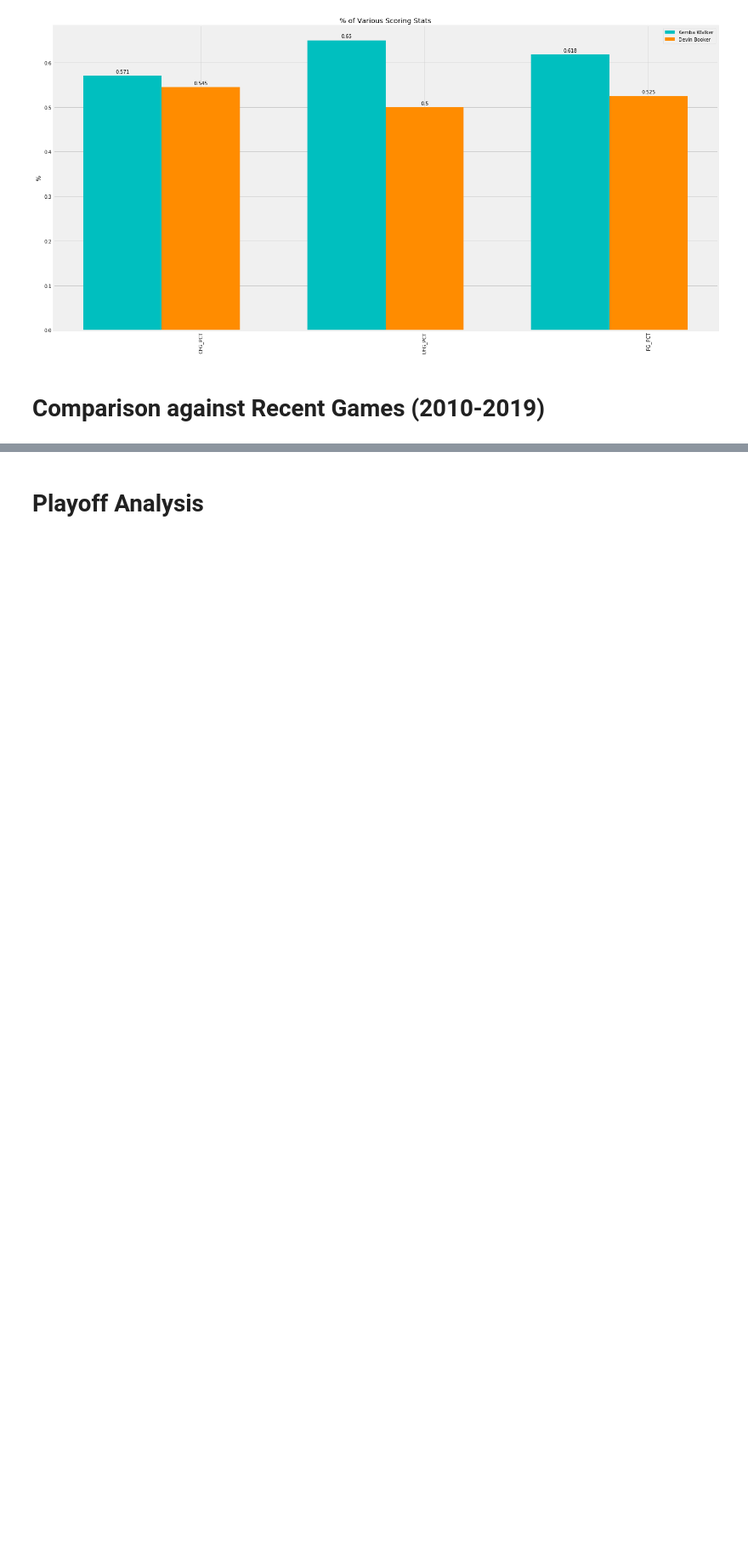
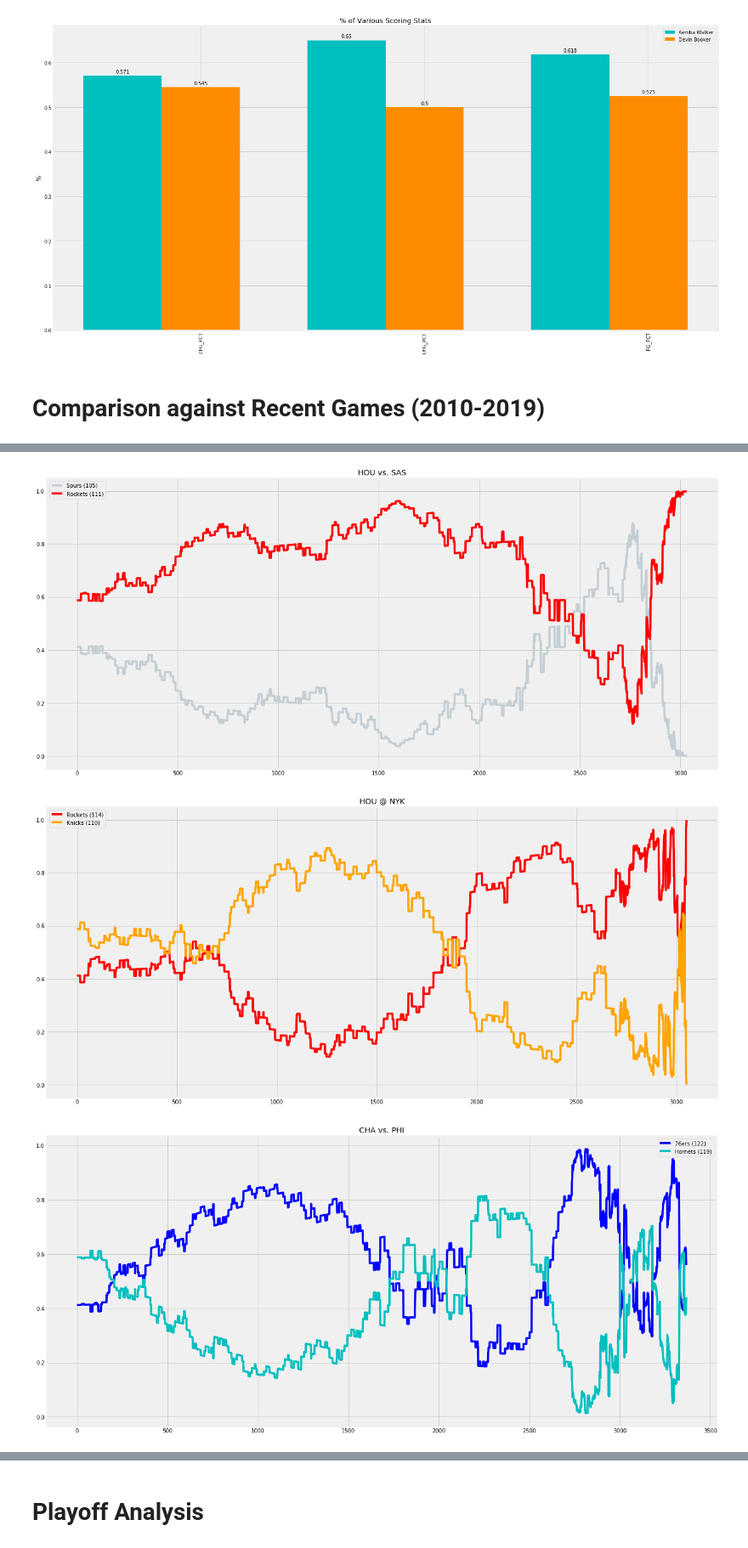
Before and after one commit to moneyball-club/DBook70, a Jupyter notebook: D Book 70.ipynb, the cells around one changed output, grey strips where cells are left out. Shown at 85% size. Drawn from its saved outputs; the diff is of its cells as text; code cells hidden in the pictures; blank space fills up the shorter version.

```diff
--- a/D Book 70.ipynb
+++ b/D Book 70.ipynb
@@ -647,3 +653,10 @@ recent_games
 | 6 | 22015 | 977 | Kobe Bryant | 1610612747 | LAL | Los Angeles Lakers | 0021501228 | 20160413 | LAL vs. UTA | ... |
 | 7 | 22013 | 2544 | LeBron James | 1610612748 | MIA | Miami Heat | 0021300893 | 20140303 | MIA vs. CHA | ... |
 | 8 | 22013 | 2546 | Carmelo Anthony | 1610612752 | NYK | New York Knicks | 0021300640 | 20140124 | NYK vs. CHA | ... |
+# %%
+recent_player_list = recent_games.PLAYER_NAME.tolist()
+recent_gameids = recent_games.GAME_ID.tolist()
+game_matchups = recent_games.MATCHUP.tolist()
+print(recent_player_list)
+print(recent_gameids)
+print(game_matchups)
@@ -649,0 +667,34 @@ recent_games
+# %%
+make_pretty = [
+    ['red', '#C4CED4', 'Rockets (111)', 'Spurs (105)'],
+    ['orange','red', 'Knicks (110)', 'Rockets (114)'],
+    ['c','b', 'Hornets (119)', '76ers (122)'],
+    ['red','#0077C0', 'Rockets (114)', 'Magic (107)'],
+    ['g','darkorange', 'Celtics (130)', 'Suns (120)'],
+    ['#FFC72C','#002D62', 'Warriors (142)', 'Pacers (106)'],
+    ['#FDB927','#00471B', 'Lakers (101)', 'Jazz (96)'],
+    ['#cf2d4e','#1D1160', 'Heat (124)', 'Bobcats (107)'],
+    ['orange','#1D1160', 'Knicks (125)', 'Bobcats (96)']
+]
+# %%
+game_percents_df = pd.DataFrame()
+for i in range(len(recent_gameids)):
+    try:
+        temp = winprobabilitypbp.WinProbabilityPBP(game_id=recent_gameids[i])
+        temp = temp.get_data_frames()[0]
+        to_drop = temp.loc[(temp['SECONDS_REMAINING'] == 0) & (temp['PERIOD'] == 4) | (temp['SECONDS_REMAINING'] == 0) & (temp['PERIOD'] == 5)].index.values.tolist()
+        temp = temp.drop(to_drop)
+        #game_percents_df = game_percents_df.append(temp, sort = False).reset_index(drop = True)
+
+        plt.plot(temp.index.values, temp.VISITOR_PCT, color = make_pretty[i][1], label = make_pretty[i][3])
+        plt.plot(temp.index.values, temp.HOME_PCT, color = make_pretty[i][0], label = make_pretty[i][2])
+        plt.title(game_matchups[i])
+        plt.legend(loc = 'best')
+
+        plt.show()
+    except:
+        pass
+# %% [output]
+[figure, added]
+[figure, added]
+[figure, added]
```
Also changed, not shown: parts of 12 cells of this notebook.
